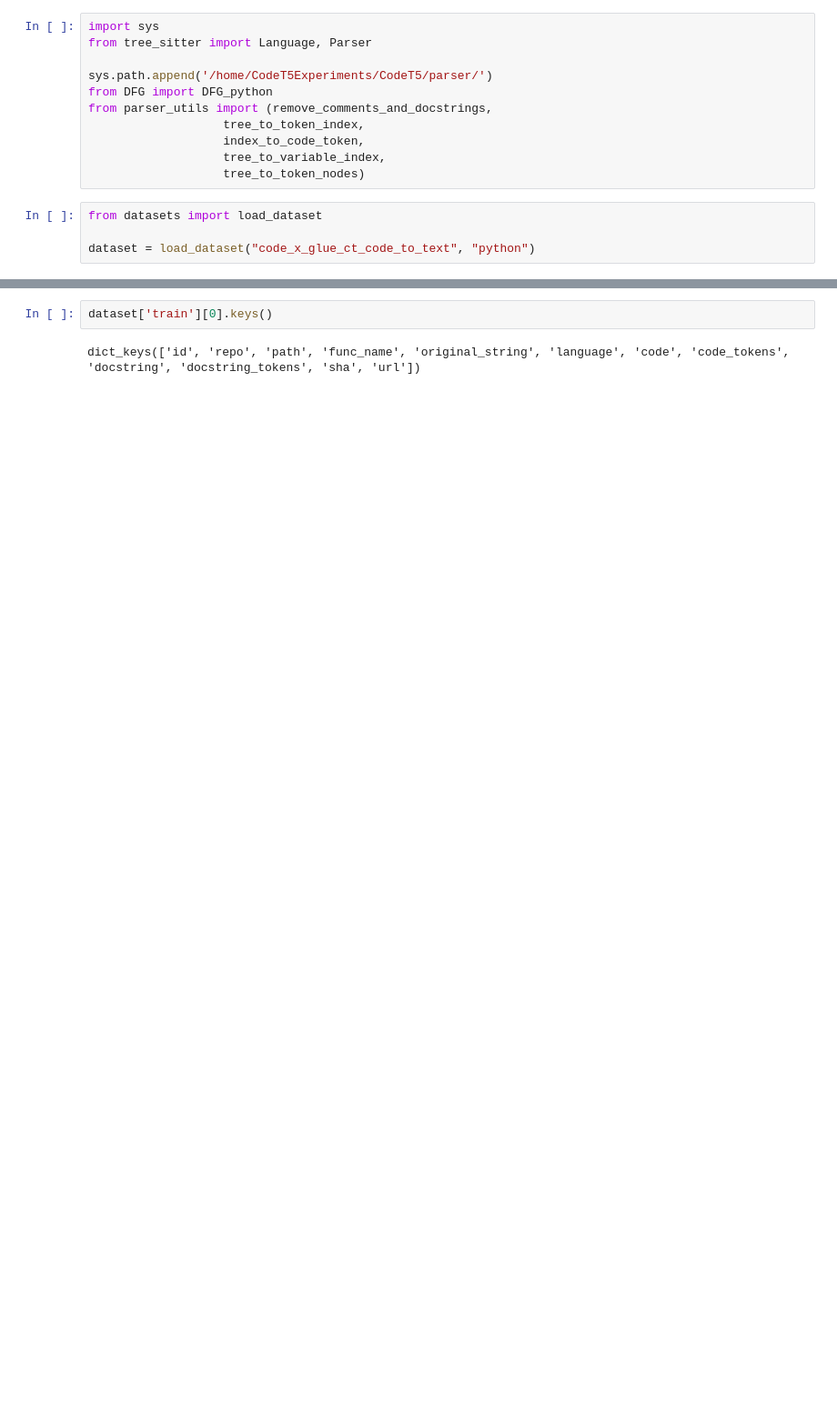
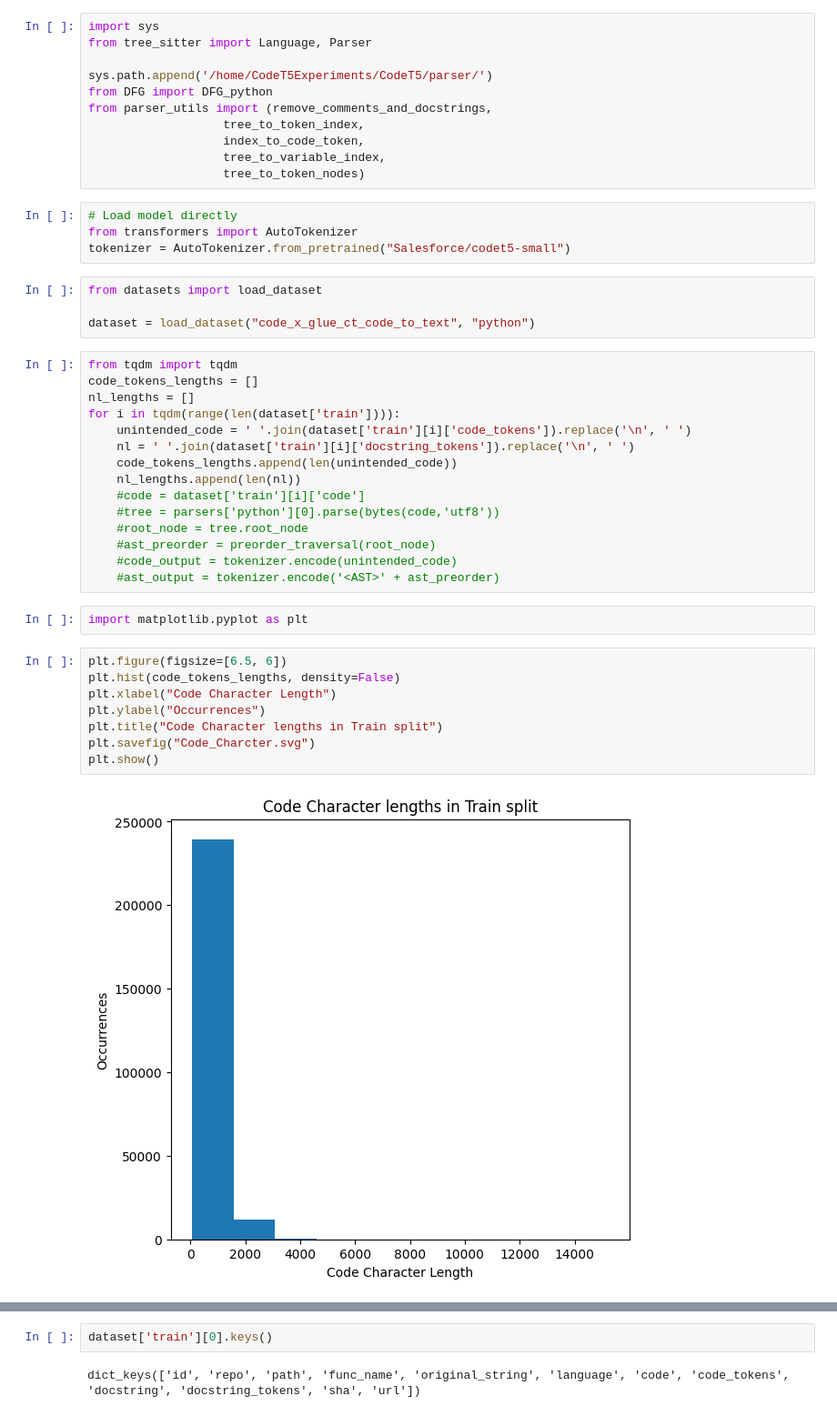
Before and after one commit to kdwedage/CodeT5Experiments, a Jupyter notebook: CodeT5/parser/Data Type Testing.ipynb, the cells around one changed output, grey strips where cells are left out. Shown at 91% size. Saved outputs shown, nothing was run; the diff lists cells and outputs as text; blank space fills up the shorter version.

```diff
--- a/CodeT5/parser/Data Type Testing.ipynb
+++ b/CodeT5/parser/Data Type Testing.ipynb
@@ -9,7 +9,38 @@ from parser_utils import (remove_comments_and_docstrings,
                    index_to_code_token,
                    tree_to_variable_index,
                    tree_to_token_nodes)
+# %%
+# Load model directly
+from transformers import AutoTokenizer
+tokenizer = AutoTokenizer.from_pretrained("Salesforce/codet5-small")
 # %%
 from datasets import load_dataset
 
 dataset = load_dataset("code_x_glue_ct_code_to_text", "python")
+# %%
+from tqdm import tqdm
+code_tokens_lengths = []
+nl_lengths = []
+for i in tqdm(range(len(dataset['train']))):
+    unintended_code = ' '.join(dataset['train'][i]['code_tokens']).replace('\n', ' ')
+    nl = ' '.join(dataset['train'][i]['docstring_tokens']).replace('\n', ' ')
+    code_tokens_lengths.append(len(unintended_code))
+    nl_lengths.append(len(nl))
+    #code = dataset['train'][i]['code']
+    #tree = parsers['python'][0].parse(bytes(code,'utf8'))
+    #root_node = tree.root_node
+    #ast_preorder = preorder_traversal(root_node)
+    #code_output = tokenizer.encode(unintended_code)
+    #ast_output = tokenizer.encode('<AST>' + ast_preorder)
+# %%
+import matplotlib.pyplot as plt
+# %%
+plt.figure(figsize=[6.5, 6])
+plt.hist(code_tokens_lengths, density=False)
+plt.xlabel("Code Character Length")
+plt.ylabel("Occurrences")
+plt.title("Code Character lengths in Train split")
+plt.savefig("Code_Charcter.svg")
+plt.show()
+# %% [output]
+[figure, added]
```
Also changed, not shown: parts of 18 cells of this notebook, 6 other files.
